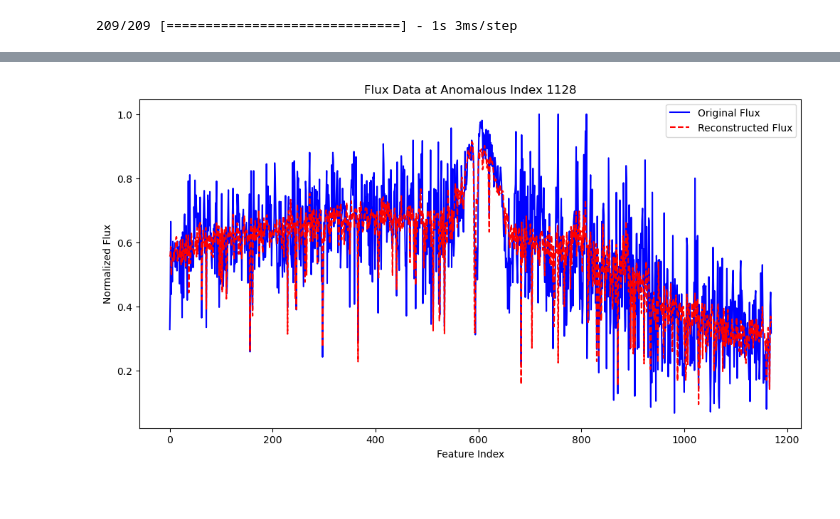
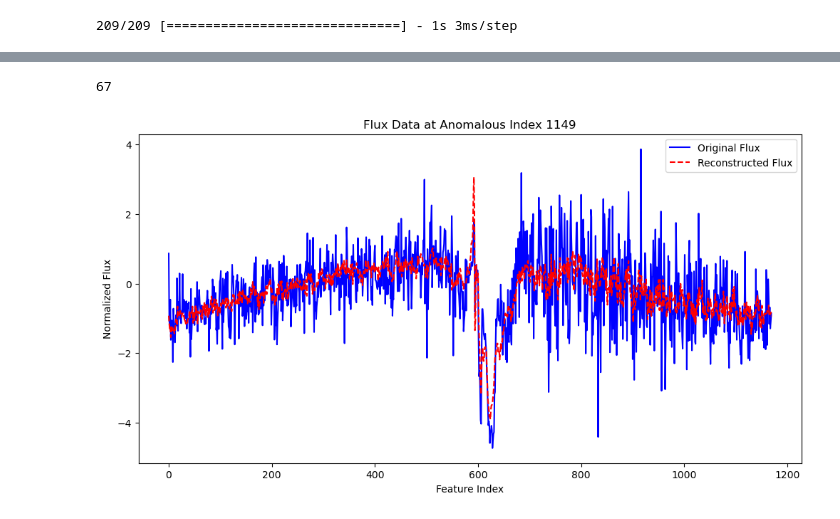
Before and after one commit to Ajb2307/exo-comets, a Jupyter notebook: ProjectExoComet/Autoencoder_project.ipynb, the cells around one changed output, grey strips where cells are left out. Saved outputs shown, nothing was run; the diff lists cells and outputs as text; code cells hidden in the pictures.

Commit message:
Fix autoencoder code

```diff
--- a/ProjectExoComet/Autoencoder_project.ipynb
+++ b/ProjectExoComet/Autoencoder_project.ipynb
@@ -62,4 +28,7 @@ df = pd.read_pickle("master_df_final.pkl")
 flux_data = df.iloc[:, 0:1170].values
 # 3. Normalize the Flux Data
 scaler = MinMaxScaler()
-flux_normalized = scaler.fit_transform(flux_data)
+scaler2 = StandardScaler()
+flux_normalized = scaler2.fit_transform(flux_data)
+# %%
+X_train, X_test = train_test_split(flux_normalized, test_size=0.2, random_state=42)
@@ -119,7 +96,7 @@ encoded = Dense(32, activation='relu')(encoded)
 # Decoder
 decoded = Dense(64, activation='relu')(encoded)
 decoded = Dense(128, activation='relu')(decoded)
-decoded = Dense(input_dim, activation='sigmoid')(decoded)
+decoded = Dense(input_dim, activation='linear')(decoded) # Here the activation function was sigmoid
 
 #The decoder mirrors the encoder but in reverse.
 #activation='sigmoid': The final layer uses the sigmoid function to ensure the output values are between 0 and 1,
@@ -130,10 +107,11 @@ autoencoder = Model(inputs=input_layer, outputs=decoded)
 autoencoder.compile(optimizer='adam', loss='mse') #Mean Squared Error
 
 # 5. Train the Autoencoder
-autoencoder.fit(flux_normalized, flux_normalized,
-                epochs=50,
-                batch_size=256,
+history = autoencoder.fit(X_train, X_train,
+                epochs=100,
+                batch_size=64,
                 shuffle=True,
+                validation_data = [X_test, X_test],
                 validation_split=0.2)
 
 #fit: Trains the model.
@@ -171,7 +160,7 @@ mse = np.mean(np.power(flux_normalized - reconstructed_flux, 2), axis=1)
 #High MSE indicates a poor reconstruction, which could signal an anomaly.
 
 # Set a threshold for anomaly detection (e.g., 95th percentile)
-threshold = np.percentile(mse, 95)
+threshold = np.percentile(mse, 99)
 anomalies = mse > threshold
 
 #np.percentile(mse, 95): Determines the MSE value at the 95th percentile.
@@ -215,21 +205,25 @@ Anomalous Data Indices: [1128 1129 1149 1177 1178 1179 1449 1489 1586 1592 1611
+# %%
+len(anomalous_data_indices)
+# %% [output]
+67
 # %%
 import matplotlib.pyplot as plt
 
 # Index of the first anomaly
-anomalous_index = 1128
+anomalous_index = anomalous_data_indices[1]
 
 # Extract the original and reconstructed flux for the anomalous index
 original_flux = flux_normalized[anomalous_index]
 reconstructed_flux_at_index = reconstructed_flux[anomalous_index]
 
 # Plot the original and reconstructed flux
 plt.figure(figsize=(12, 6))
 plt.plot(original_flux, label='Original Flux', color='blue')
 plt.plot(reconstructed_flux_at_index, label='Reconstructed Flux', color='red', linestyle='--')
 plt.title(f'Flux Data at Anomalous Index {anomalous_index}')
 plt.xlabel('Feature Index')
 plt.ylabel('Normalized Flux')
 plt.legend()
 plt.show()
 # %% [output]
-[figure, old version]
+[figure, new version]
```
Also changed, not shown: parts of 20 cells of this notebook.
